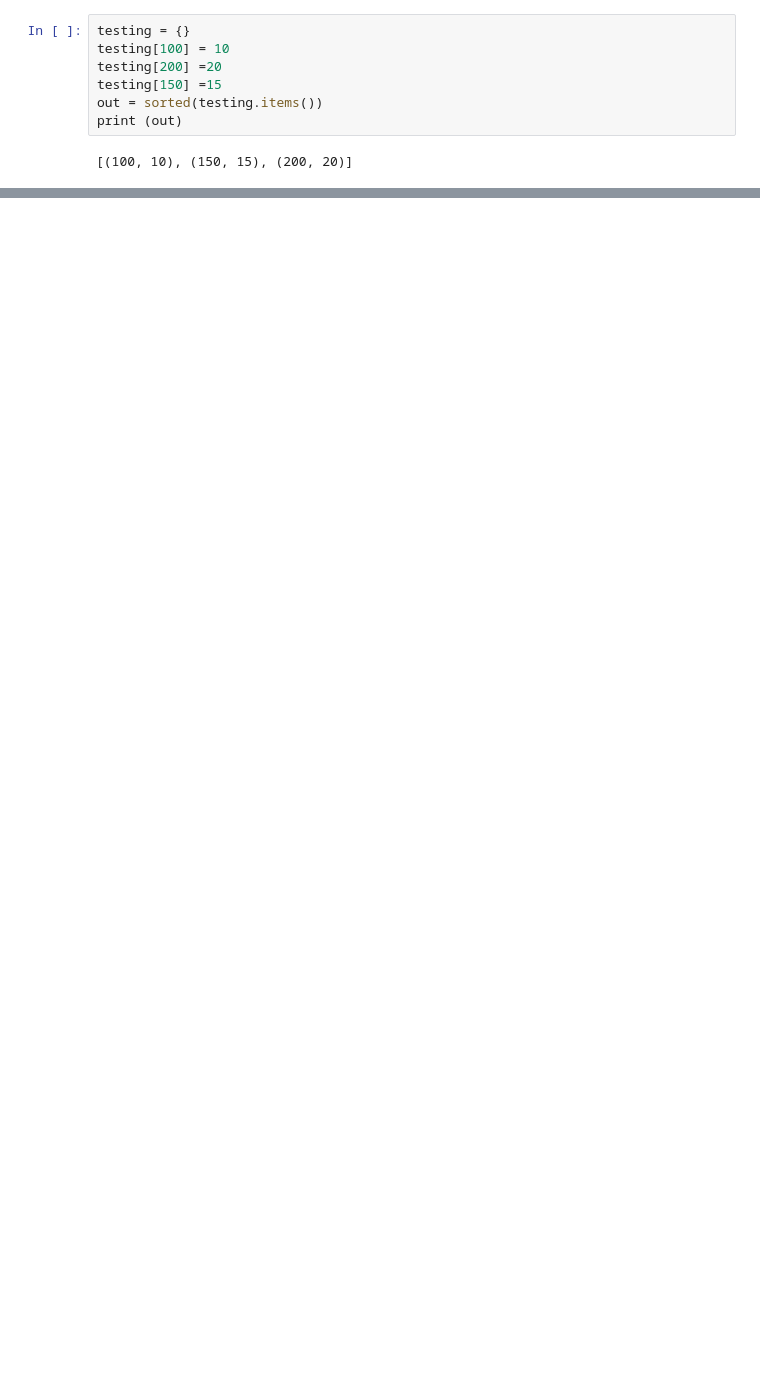
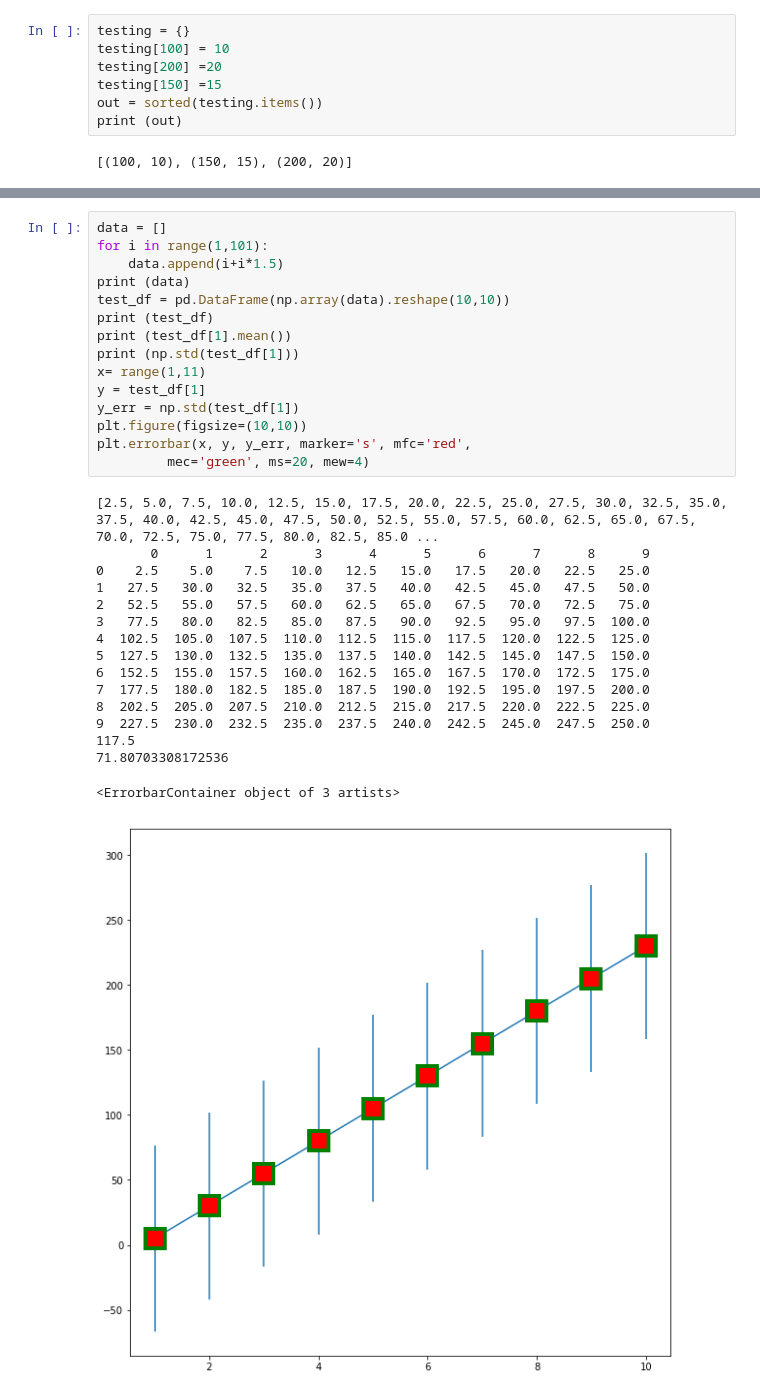
Before and after one commit to IHSIENHUANG/cs171_machine-learning, a Jupyter notebook: hw2/assignment2.ipynb, the cells around one changed output, grey strips where cells are left out. Drawn from its saved outputs; the diff is of its cells as text; blank space fills up the shorter version.

```diff
--- a/hw2/assignment2.ipynb
+++ b/hw2/assignment2.ipynb
@@ -121,0 +280,32 @@ print (out)
+# %%
+data = []
+for i in range(1,101):
+    data.append(i+i*1.5)
+print (data)
+test_df = pd.DataFrame(np.array(data).reshape(10,10))
+print (test_df)
+print (test_df[1].mean())
+print (np.std(test_df[1]))
+x= range(1,11)
+y = test_df[1]
+y_err = np.std(test_df[1])
+plt.figure(figsize=(10,10))
+plt.errorbar(x, y, y_err, marker='s', mfc='red',
+         mec='green', ms=20, mew=4)
+# %% [output]
+[2.5, 5.0, 7.5, 10.0, 12.5, 15.0, 17.5, 20.0, 22.5, 25.0, 27.5, 30.0, 32.5, 35.0, 37.5, 40.0, 42.5, 45.0, 47.5, 50.0, 52.5, 55.0, 57.5, 60.0, 62.5, 65.0, 67.5, 70.0, 72.5, 75.0, 77.5, 80.0, 82.5, 85.0 ...
+       0      1      2      3      4      5      6      7      8      9
+0    2.5    5.0    7.5   10.0   12.5   15.0   17.5   20.0   22.5   25.0
+1   27.5   30.0   32.5   35.0   37.5   40.0   42.5   45.0   47.5   50.0
+2   52.5   55.0   57.5   60.0   62.5   65.0   67.5   70.0   72.5   75.0
+3   77.5   80.0   82.5   85.0   87.5   90.0   92.5   95.0   97.5  100.0
+4  102.5  105.0  107.5  110.0  112.5  115.0  117.5  120.0  122.5  125.0
+5  127.5  130.0  132.5  135.0  137.5  140.0  142.5  145.0  147.5  150.0
+6  152.5  155.0  157.5  160.0  162.5  165.0  167.5  170.0  172.5  175.0
+7  177.5  180.0  182.5  185.0  187.5  190.0  192.5  195.0  197.5  200.0
+8  202.5  205.0  207.5  210.0  212.5  215.0  217.5  220.0  222.5  225.0
+9  227.5  230.0  232.5  235.0  237.5  240.0  242.5  245.0  247.5  250.0
+117.5
+71.80703308172536
+<ErrorbarContainer object of 3 artists>
+[figure, added]
```
Also changed, not shown: parts of 7 cells of this notebook.
